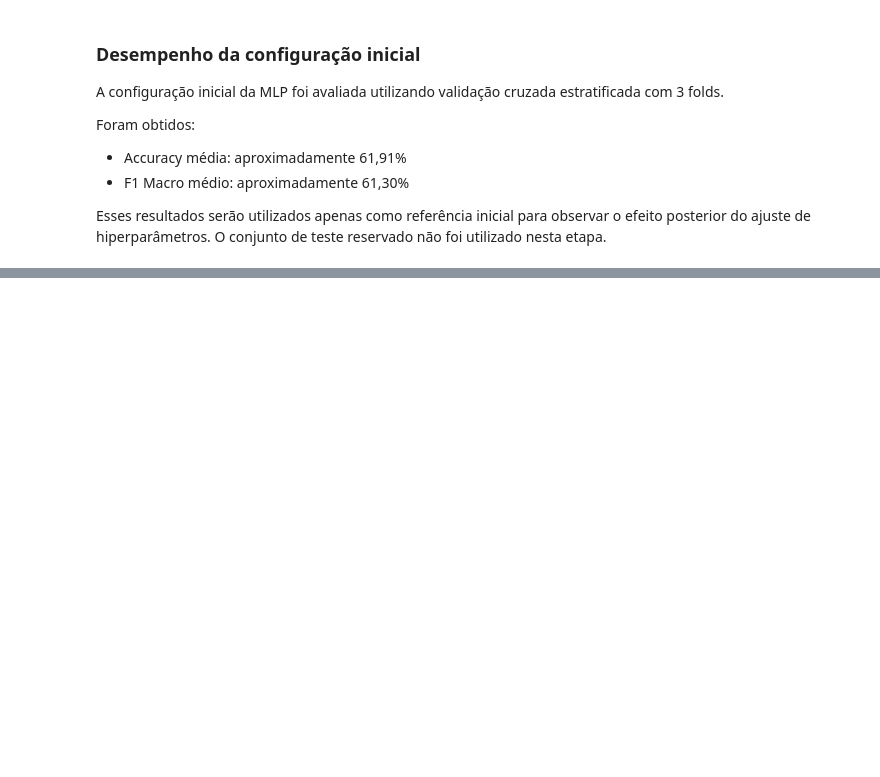
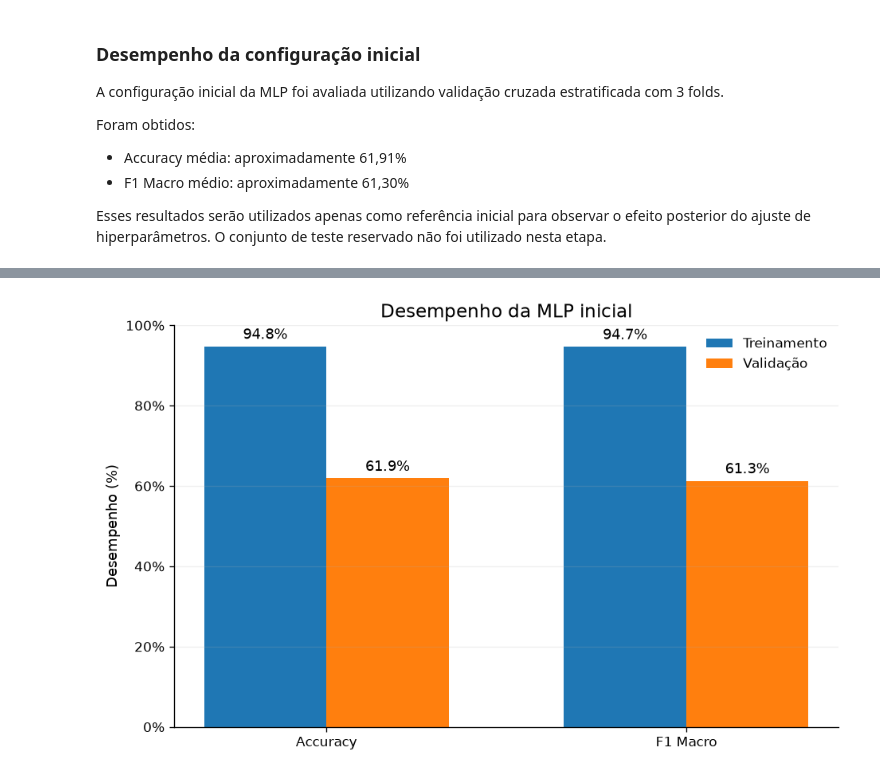
Before and after one commit to lianeheidemann/3d-mnist-mlp-optimization, a Jupyter notebook: Trabalho_MLP_3D_MNIST.ipynb, the cells around one changed output, grey strips where cells are left out. Saved outputs shown, nothing was run; the diff lists cells and outputs as text; code cells hidden in the pictures; blank space fills up the shorter version.

```diff
--- a/Trabalho_MLP_3D_MNIST.ipynb
+++ b/Trabalho_MLP_3D_MNIST.ipynb
@@ -285,0 +445,71 @@ return_train_score=True
+# %%
+# Compara o desempenho da MLP no treinamento e na validação em porcentagem
+
+nomes_metricas = [
+    "Accuracy",
+    "F1 Macro"
+]
+
+treinamento = np.array([
+    resultado_baseline["train_accuracy"].mean(),
+    resultado_baseline["train_f1_macro"].mean()
+]) * 100
+
+validacao = np.array([
+    resultado_baseline["test_accuracy"].mean(),
+    resultado_baseline["test_f1_macro"].mean()
+]) * 100
+
+x = np.arange(len(nomes_metricas))
+largura = 0.34
+
+fig, ax = plt.subplots(figsize=(8, 5))
+
+barras_treino = ax.bar(
+    x - largura / 2,
+    treinamento,
+    largura,
+    label="Treinamento"
+)
+
+barras_validacao = ax.bar(
+    x + largura / 2,
+    validacao,
+    largura,
+    label="Validação"
+)
+
+ax.set_title("Desempenho da MLP inicial")
+ax.set_ylabel("Desempenho (%)")
+
+ax.set_xticks(x)
+ax.set_xticklabels(nomes_metricas)
+
+ax.set_ylim(0, 100)
+ax.yaxis.set_major_formatter(
+    PercentFormatter(xmax=100)
+)
+
+ax.grid(
+    axis="y",
+    alpha=0.2
+)
+
+ax.legend(frameon=False)
+
+ax.bar_label(
+    barras_treino,
+    fmt="%.1f%%",
+    padding=3
+)
+
+ax.bar_label(
+    barras_validacao,
+    fmt="%.1f%%",
+    padding=3
+)
+
+plt.tight_layout()
+plt.show()
+# %% [output]
+[figure, added]
```
Also changed, not shown: parts of 10 cells of this notebook.
